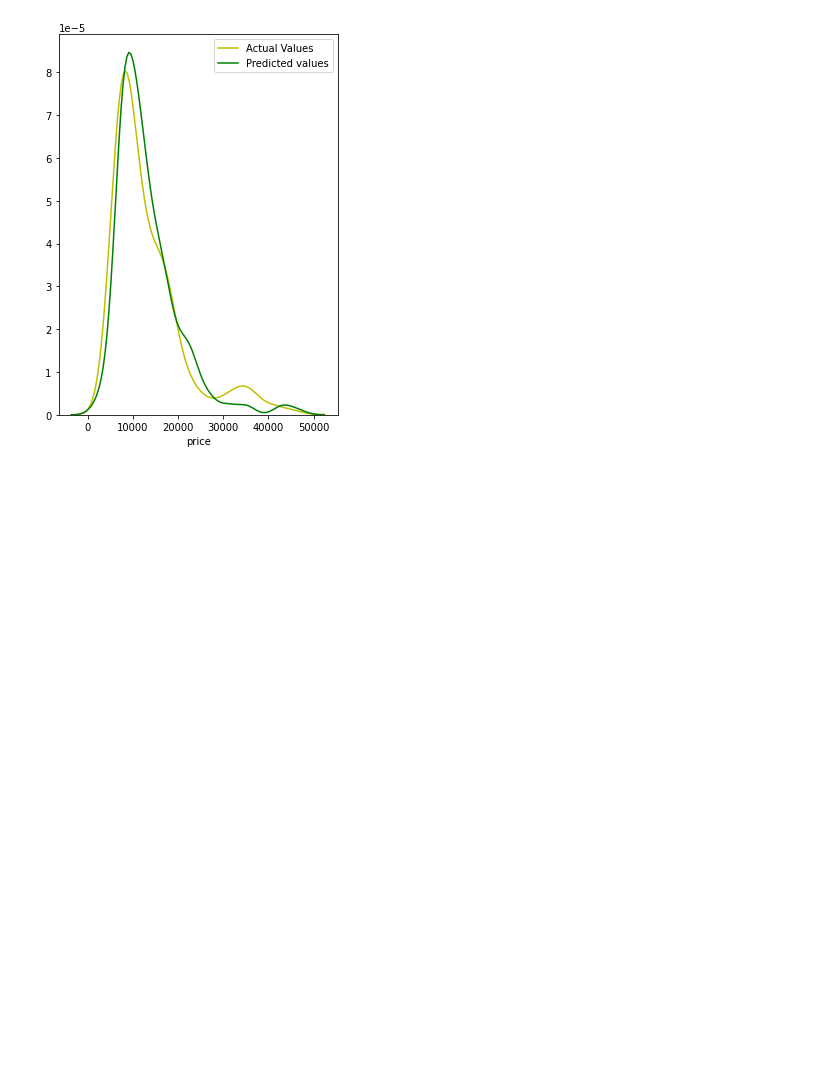
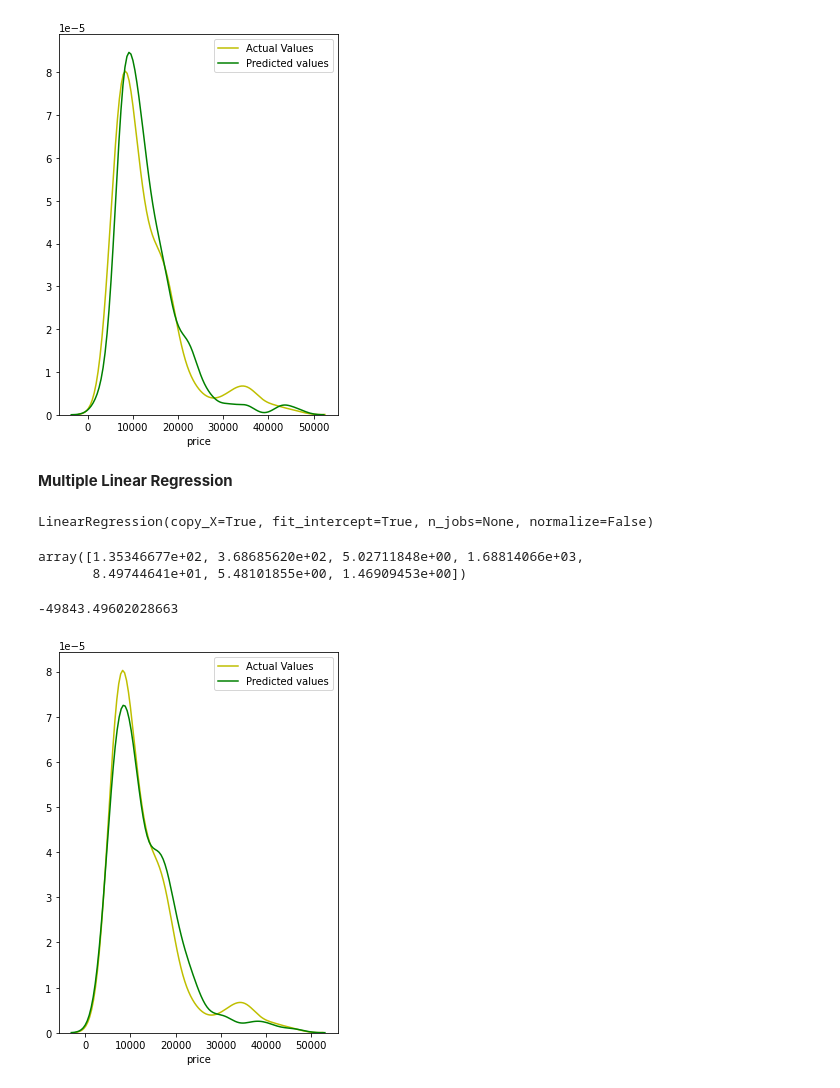
Before and after one commit to Badhusha-Akhthaar/MachineLearning_Binge, a Jupyter notebook: Regression.ipynb, the cells around one changed output. Cells and saved outputs as stored; diff of their text form; code cells hidden in the pictures; blank space fills up the shorter version.

```diff
--- a/Regression.ipynb
+++ b/Regression.ipynb
@@ -106,3 +106,31 @@ plt.show()
 plt.close()
 # %% [output]
 [figure]
+# %% [markdown]
+**Multiple Linear Regression**
+# %%
+X_multi = df[['highway-mpg','city-mpg','horsepower','city-L/100km','engine-size','curb-weight','peak-rpm']]
+Y_multi = df['price']
+# %%
+regressor_multi = LinearRegression()
+regressor_multi.fit(X_multi,Y_multi)
+# %% [output]
+LinearRegression(copy_X=True, fit_intercept=True, n_jobs=None, normalize=False)
+# %%
+regressor_multi.coef_
+# %% [output]
+array([1.35346677e+02, 3.68685620e+02, 5.02711848e+00, 1.68814066e+03,
+       8.49744641e+01, 5.48101855e+00, 1.46909453e+00])
+# %%
+regressor_multi.intercept_
+# %% [output]
+-49843.49602028663
+# %%
+Y_multi_predict = regressor_multi.predict(X_multi)
+plt.figure(figsize=(5,7))
+ax_multi = sns.distplot(df['price'],color='y',label='Actual Values',hist=False)
+sns.distplot(Y_multi_predict,color='g',label='Predicted values',ax=ax_multi,hist=False)
+plt.show()
+plt.close()
+# %% [output]
+[figure, added]
```
